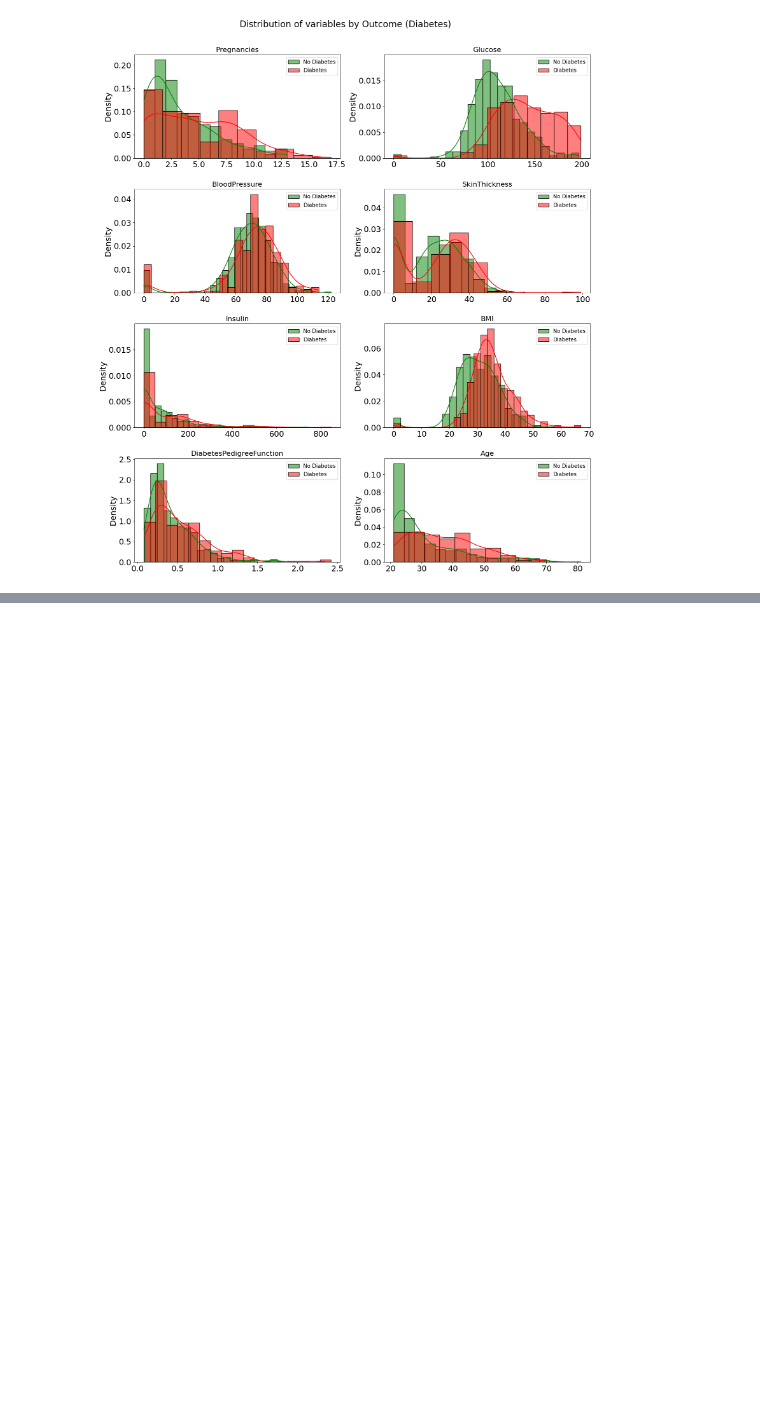
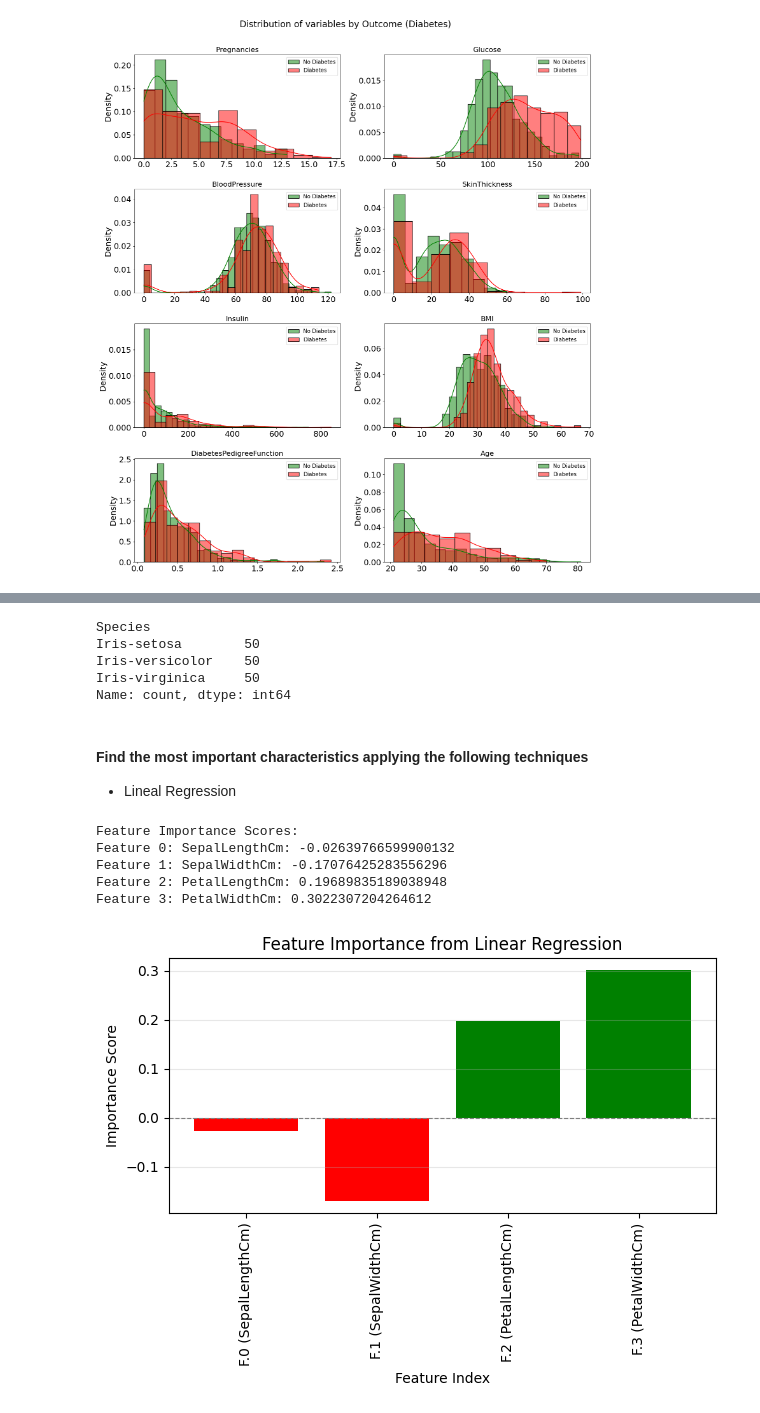
Before and after one commit to jrbayguade/8_Feature_and_instance_selection, a Jupyter notebook: feature_and_instance_selection.ipynb, the cells around one changed output, grey strips where cells are left out. Saved outputs shown, nothing was run; the diff lists cells and outputs as text; code cells hidden in the pictures; blank space fills up the shorter version.

Commit message:
added another dataset (Iris) and additoinal exercises)

```diff
--- a/feature_and_instance_selection.ipynb
+++ b/feature_and_instance_selection.ipynb
@@ -921,0 +926,5 @@ plt.show()
+# %%
+import pandas as pd
+
+data = pd.read_csv("Iris.csv")
+data.head()
@@ -921,0 +938,64 @@ plt.show()
+# %%
+data.Species.value_counts()
+# %% [output]
+Species
+Iris-setosa        50
+Iris-versicolor    50
+Iris-virginica     50
+Name: count, dtype: int64
+# %%
+# define a set of two classes
+df = data.copy()
+df = df[df["Species"] != "Iris-virginica"]
+feature_names = df.columns[1:-1]
+
+mapping = {
+    "Iris-setosa" : 0,
+    "Iris-versicolor" : 1
+}
+
+X = df[feature_names].values
+y = df.Species.map(mapping).values.reshape(100, 1)
+# %% [markdown]
+#### Find the most important characteristics applying the following techniques
+- Lineal Regression
+# %%
+from sklearn.datasets import make_regression
+from sklearn.linear_model import LinearRegression
+from matplotlib import pyplot
+import numpy as np
+
+# Define the model
+model = LinearRegression()
+
+# Fit the model
+model.fit(X, y)
+
+# Get importance scores
+importance_scores = model.coef_.flatten()
+
+# Print the importance scores
+print("Feature Importance Scores:")
+for i, score in enumerate(importance_scores):
+    print(f"Feature {i}: {feature_names[i]}: {score}")
+
+# plot the feature importance
+abs_importance = np.abs(importance_scores)
+colors = ['green' if abs_score > np.median(abs_importance) else 'red' for abs_score in abs_importance]
+
+pyplot.bar(range(len(importance_scores)), importance_scores, color=colors)
+pyplot.xlabel('Feature Index')
+pyplot.ylabel('Importance Score')
+pyplot.title('Feature Importance from Linear Regression')
+pyplot.xticks(range(len(importance_scores)), [f'F.{i} ({feature_names[i]})' for i in range(len(importance_scores))], rotation=90)
+pyplot.tight_layout()
+pyplot.axhline(0, color='grey', linewidth=0.8, linestyle='--')
+pyplot.grid(axis='y', visible=True, alpha=0.3)
+pyplot.show()
+# %% [output]
+Feature Importance Scores:
+Feature 0: SepalLengthCm: -0.02639766599900132
+Feature 1: SepalWidthCm: -0.17076425283556296
+Feature 2: PetalLengthCm: 0.19689835189038948
+Feature 3: PetalWidthCm: 0.3022307204264612
+[figure, added]
```
Also changed, not shown: parts of 9 cells of this notebook, 1 other file.
